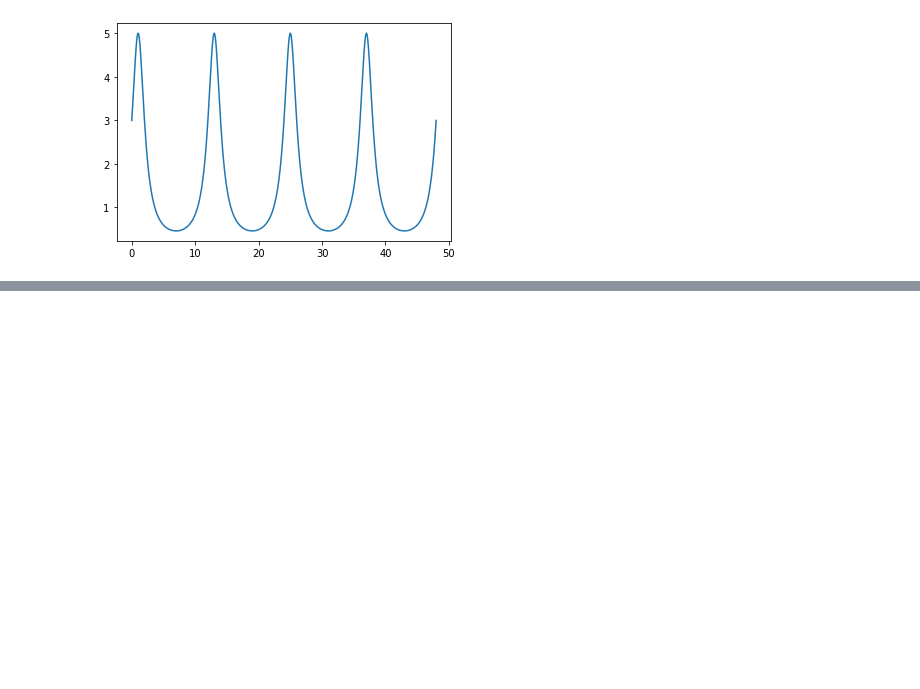
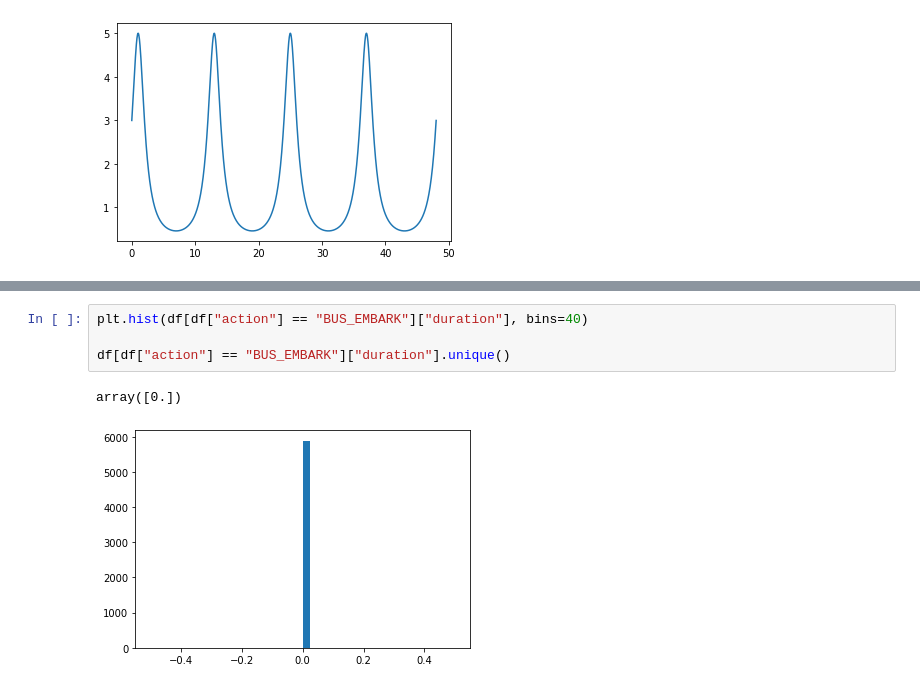
Before and after one commit to leo-ware/busing-sim, a Jupyter notebook: analysis.ipynb, the cells around one changed output, grey strips where cells are left out. Saved outputs shown, nothing was run; the diff lists cells and outputs as text; blank space fills up the shorter version.

```diff
--- a/analysis.ipynb
+++ b/analysis.ipynb
@@ -127,0 +151,7 @@ plt.plot(X, Y)
+# %%
+plt.hist(df[df["action"] == "BUS_EMBARK"]["duration"], bins=40)
+
+df[df["action"] == "BUS_EMBARK"]["duration"].unique()
+# %% [output]
+array([0.])
+[figure, added]
```
Also changed, not shown: parts of 8 cells of this notebook, 9 other files.
